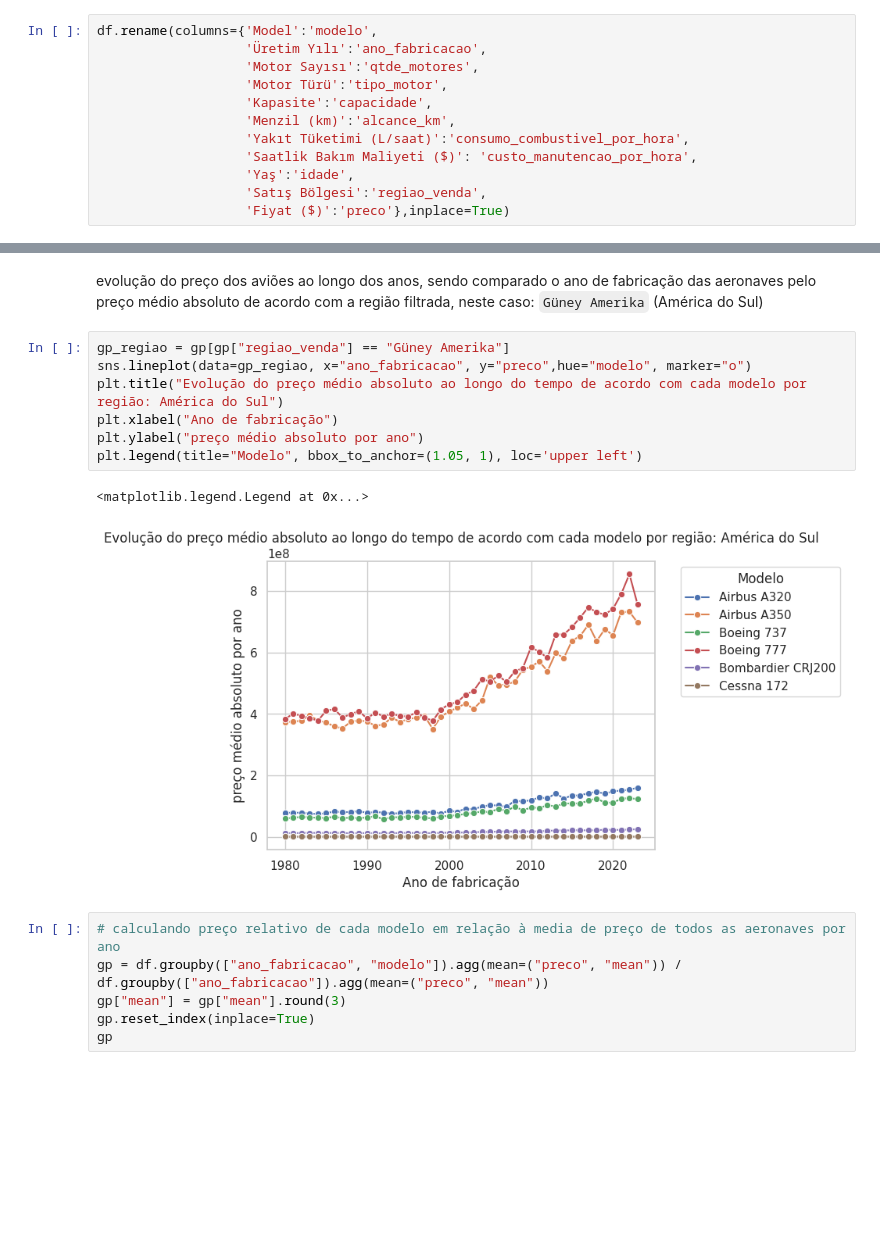
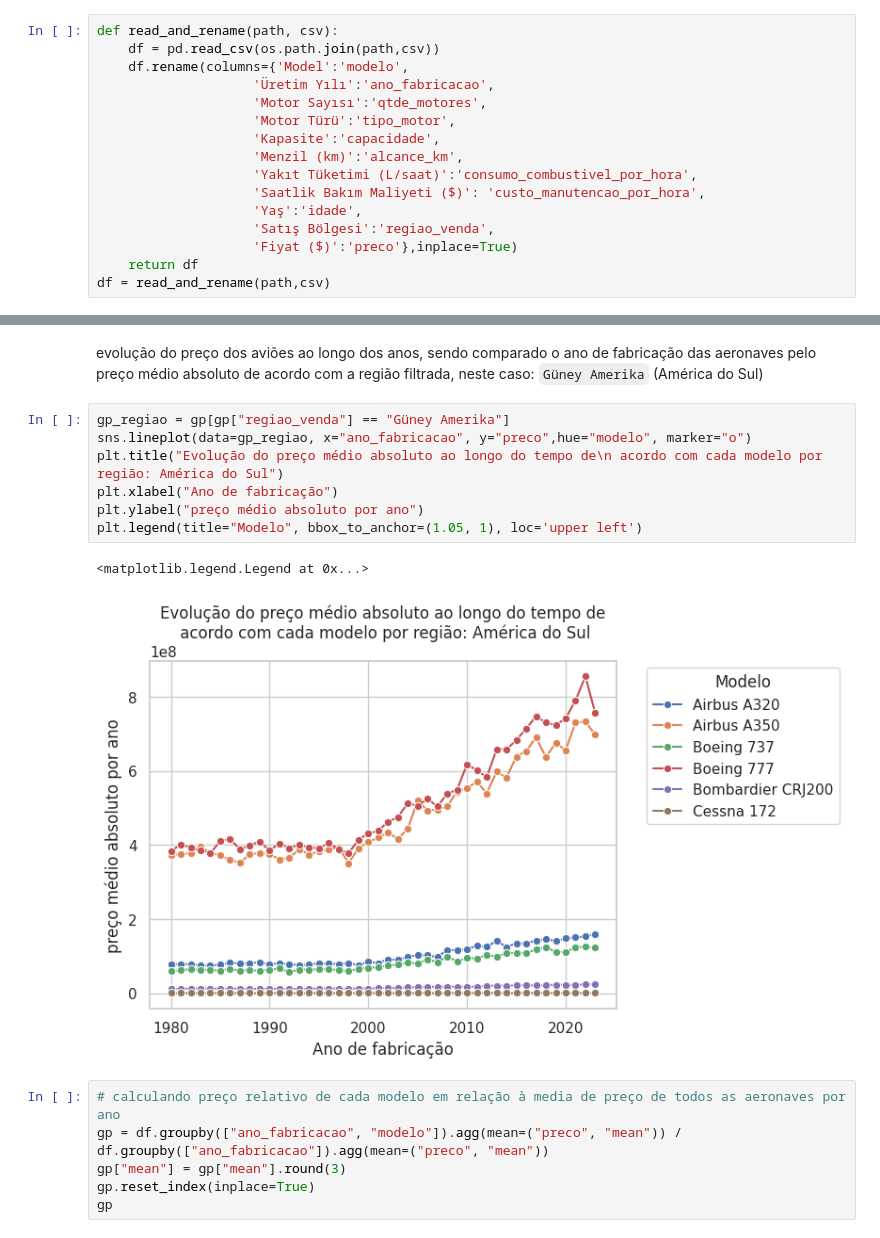
Before and after one commit to larifreitas/fundamentos-ds-e-ia, a Jupyter notebook: Atividade_airplane_price_dataset.ipynb, the cells around one changed output, grey strips where cells are left out. Cells and saved outputs as stored; diff of their text form; blank space fills up the shorter version.

```diff
--- a/Atividade_airplane_price_dataset.ipynb
+++ b/Atividade_airplane_price_dataset.ipynb
@@ -108,17 +108,21 @@ dtype: int64
 # %% [markdown]
 💊 **TRATAMENTO DE DADOS**
 # %%
-df.rename(columns={'Model':'modelo',
-                   'Üretim Yılı':'ano_fabricacao',
-                   'Motor Sayısı':'qtde_motores',
-                   'Motor Türü':'tipo_motor',
-                   'Kapasite':'capacidade',
-                   'Menzil (km)':'alcance_km',
-                   'Yakıt Tüketimi (L/saat)':'consumo_combustivel_por_hora',
-                   'Saatlik Bakım Maliyeti ($)': 'custo_manutencao_por_hora',
-                   'Yaş':'idade',
-                   'Satış Bölgesi':'regiao_venda',
-                   'Fiyat ($)':'preco'},inplace=True)
+def read_and_rename(path, csv):
+    df = pd.read_csv(os.path.join(path,csv))
+    df.rename(columns={'Model':'modelo',
+                    'Üretim Yılı':'ano_fabricacao',
+                    'Motor Sayısı':'qtde_motores',
+                    'Motor Türü':'tipo_motor',
+                    'Kapasite':'capacidade',
+                    'Menzil (km)':'alcance_km',
+                    'Yakıt Tüketimi (L/saat)':'consumo_combustivel_por_hora',
+                    'Saatlik Bakım Maliyeti ($)': 'custo_manutencao_por_hora',
+                    'Yaş':'idade',
+                    'Satış Bölgesi':'regiao_venda',
+                    'Fiyat ($)':'preco'},inplace=True)
+    return df
+df = read_and_rename(path,csv)
 # %%
 #limpeza de idade da aeronave
 df = df.drop("idade", axis=1)
@@ -436,13 +466,13 @@ evolução do preço dos aviões ao longo dos anos, sendo comparado o ano de fab
 # %%
 gp_regiao = gp[gp["regiao_venda"] == "Güney Amerika"]
 sns.lineplot(data=gp_regiao, x="ano_fabricacao", y="preco",hue="modelo", marker="o")
-plt.title("Evolução do preço médio absoluto ao longo do tempo de acordo com cada modelo por região: América do Sul")
+plt.title("Evolução do preço médio absoluto ao longo do tempo de\n acordo com cada modelo por região: América do Sul")
 plt.xlabel("Ano de fabricação")
 plt.ylabel("preço médio absoluto por ano")
 plt.legend(title="Modelo", bbox_to_anchor=(1.05, 1), loc='upper left')
 # %% [output]
 <matplotlib.legend.Legend at 0x...>
-[figure, old version]
+[figure, new version]
 # %%
 # calculando preço relativo de cada modelo em relação à media de preço de todos as aeronaves por ano
 gp = df.groupby(["ano_fabricacao", "modelo"]).agg(mean=("preco", "mean")) / df.groupby(["ano_fabricacao"]).agg(mean=("preco", "mean"))
```
Also changed, not shown: parts of 48 cells of this notebook.
